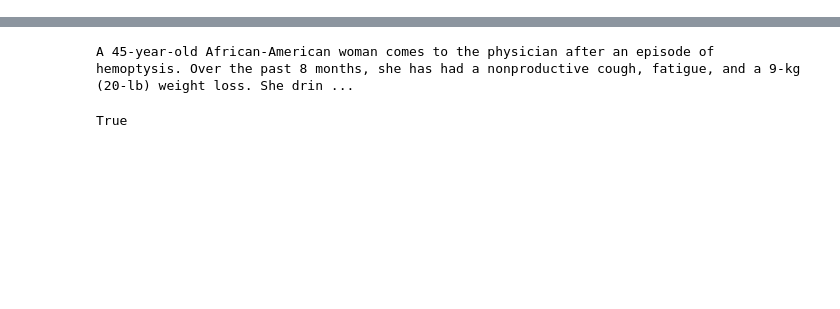
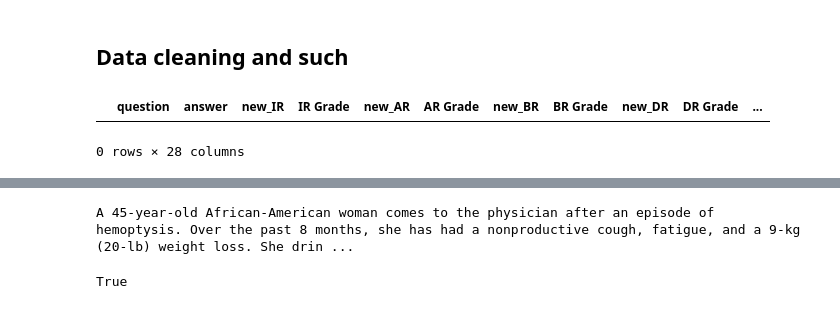
Before and after one commit to bfdykstra/health-tech-llm-code-lab, a Jupyter notebook: explore_data.ipynb, the cells around one changed output, grey strips where cells are left out. Saved outputs shown, nothing was run; the diff lists cells and outputs as text; code cells hidden in the pictures; blank space fills up the shorter version.

```diff
--- a/explore_data.ipynb
+++ b/explore_data.ipynb
@@ -22,7 +20,8 @@ Successfully installed numpy-2.1.3 pandas-2.2.3 pytz-2024.2 tzdata-2024.2
 [notice] To update, run: pip install --upgrade pip
 # %%
 import pandas as pd
-med_qa_data = pd.read_csv('data/MedQA_complete_graded_data.csv', encoding = "ISO-8859-1")
+med_qa_data = pd.read_csv('data/MedQA_complete_graded_data_encoded.csv')
+med_qa_data = med_qa_data.drop(columns = ['index', 'Unnamed: 29', 'Unnamed: 30'])
 # %%
 med_qa_data.head()
 # %% [output]
@@ -35,0 +50,20 @@ med_qa_data.head()
+# %% [markdown]
+## Data cleaning and such
+# %%
+import re
+
+# replace newline characters and " characters
+med_qa_data['answer'] = med_qa_data['answer'].str.replace('\n', '')
+med_qa_data['answer'] = med_qa_data['answer'].str.replace('"', '')
+
+def remove_non_alphanumeric(input_string):
+    if isinstance(input_string, str):
+        return re.sub(r'[^a-zA-Z0-9 ]', ' ', input_string)
+    return input_string
+
+med_qa_data['answer'] = med_qa_data['answer'].apply(lambda row: remove_non_alphanumeric(row))
+# %%
+med_qa_data[med_qa_data['answer'].apply(lambda x: isinstance(x, str) and '"' in x)]
+# %% [output]
+|  | question | answer | new_IR | IR Grade | new_AR | AR Grade | new_BR | BR Grade | new_DR | DR Grade | ... |
+0 rows × 28 columns
```
Also changed, not shown: parts of 38 cells of this notebook, 8 other files.
